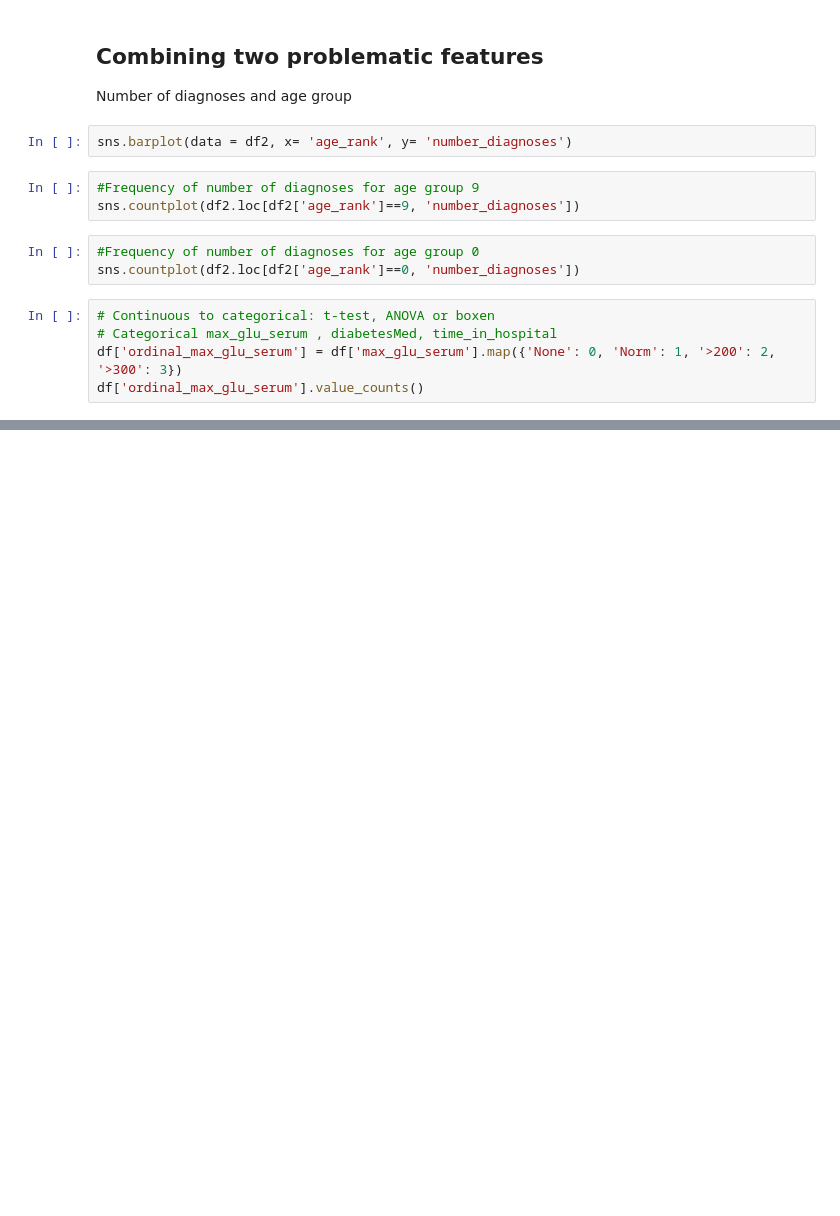
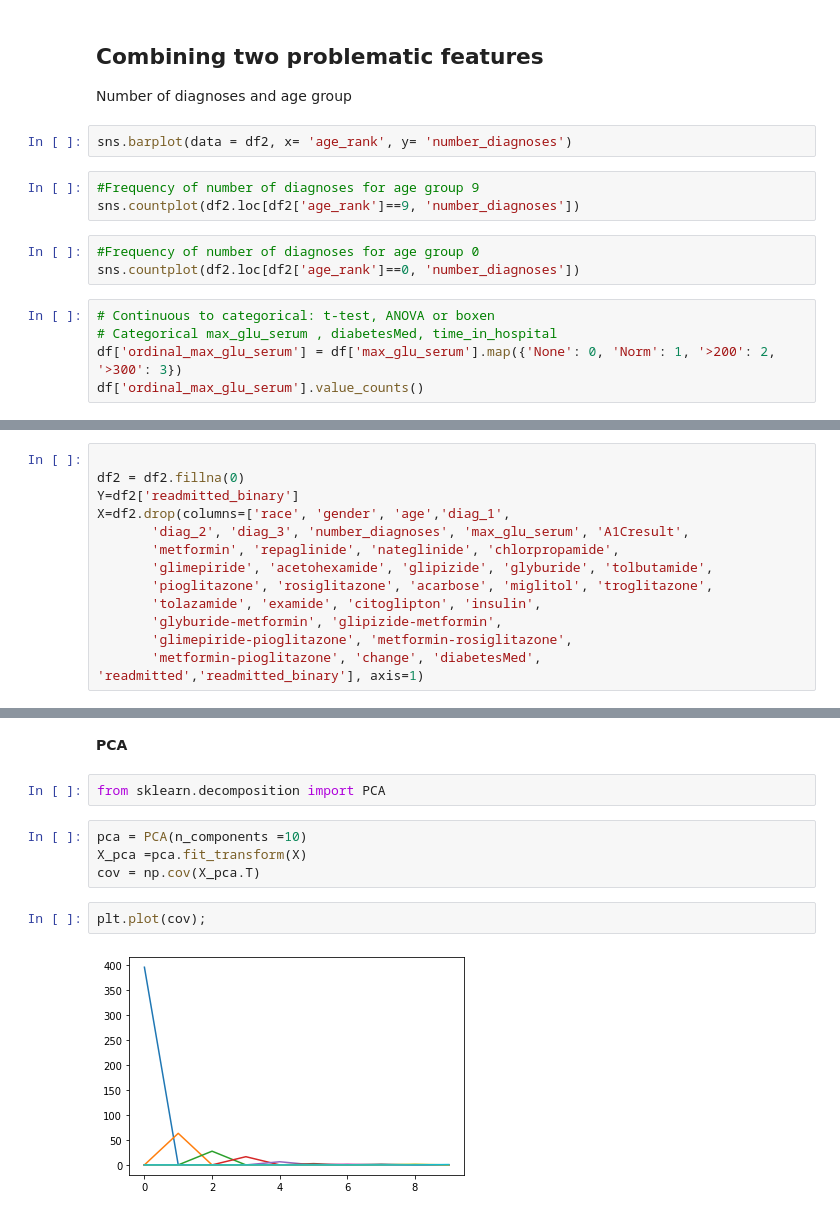
Before and after one commit to thinkful-dsi-axolotl/student_pair_work, a Jupyter notebook: Christy-Farooq/Diabetes_data.ipynb, the cells around one changed output, grey strips where cells are left out. Cells and saved outputs as stored; diff of their text form; blank space fills up the shorter version.

```diff
--- a/Christy-Farooq/Diabetes_data.ipynb
+++ b/Christy-Farooq/Diabetes_data.ipynb
@@ -565,0 +587,13 @@ df['ordinal_max_glu_serum'].value_counts()
+# %%
+
+df2 = df2.fillna(0)
+Y=df2['readmitted_binary']
+X=df2.drop(columns=['race', 'gender', 'age','diag_1',
+       'diag_2', 'diag_3', 'number_diagnoses', 'max_glu_serum', 'A1Cresult',
+       'metformin', 'repaglinide', 'nateglinide', 'chlorpropamide',
+       'glimepiride', 'acetohexamide', 'glipizide', 'glyburide', 'tolbutamide',
+       'pioglitazone', 'rosiglitazone', 'acarbose', 'miglitol', 'troglitazone',
+       'tolazamide', 'examide', 'citoglipton', 'insulin',
+       'glyburide-metformin', 'glipizide-metformin',
+       'glimepiride-pioglitazone', 'metformin-rosiglitazone',
+       'metformin-pioglitazone', 'change', 'diabetesMed', 'readmitted','readmitted_binary'], axis=1)
@@ -565,0 +639,12 @@ df['ordinal_max_glu_serum'].value_counts()
+# %% [markdown]
+**PCA**
+# %%
+from sklearn.decomposition import PCA
+# %%
+pca = PCA(n_components =10)
+X_pca =pca.fit_transform(X)
+cov = np.cov(X_pca.T)
+# %%
+plt.plot(cov);
+# %% [output]
+[figure, added]
```
Also changed, not shown: parts of 7 cells of this notebook.
